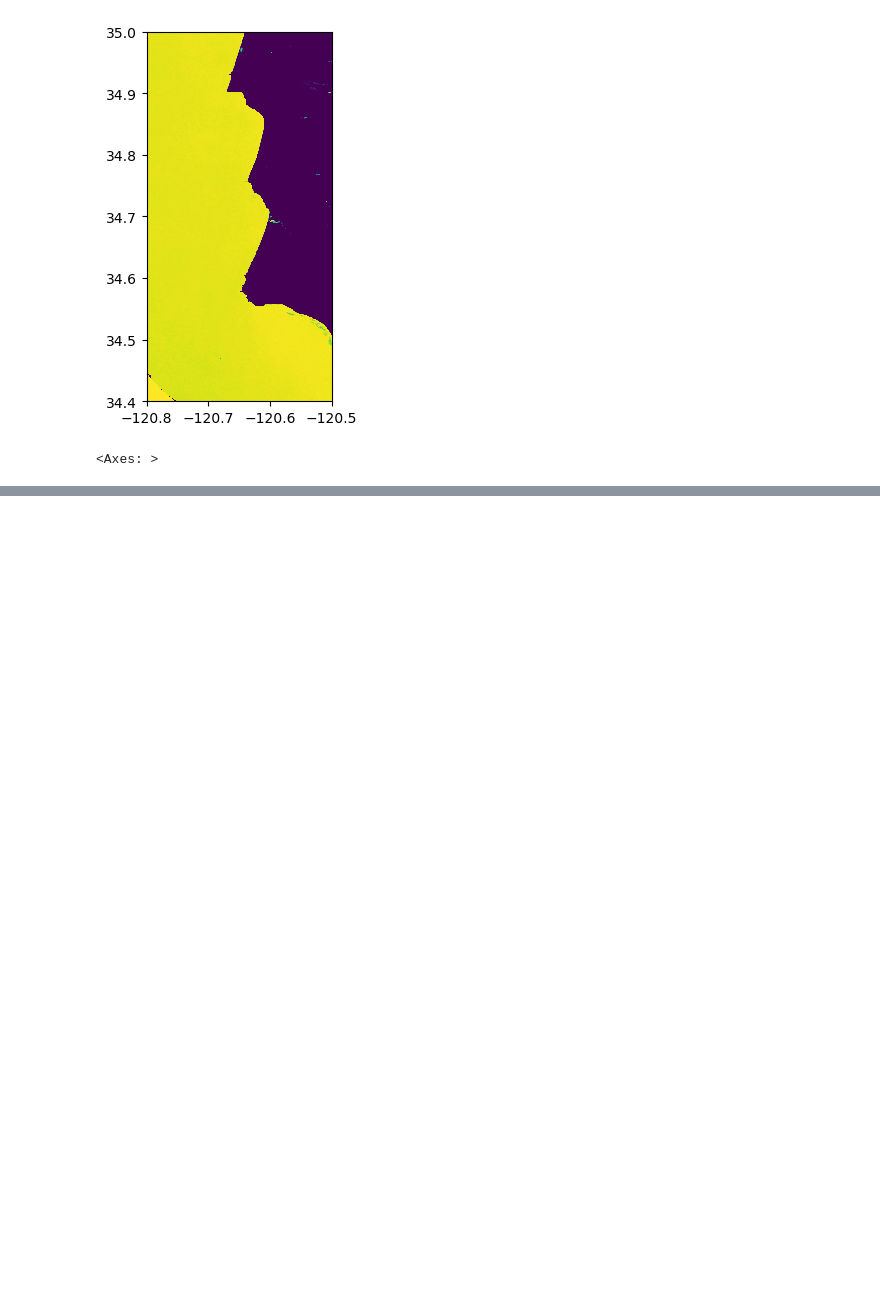
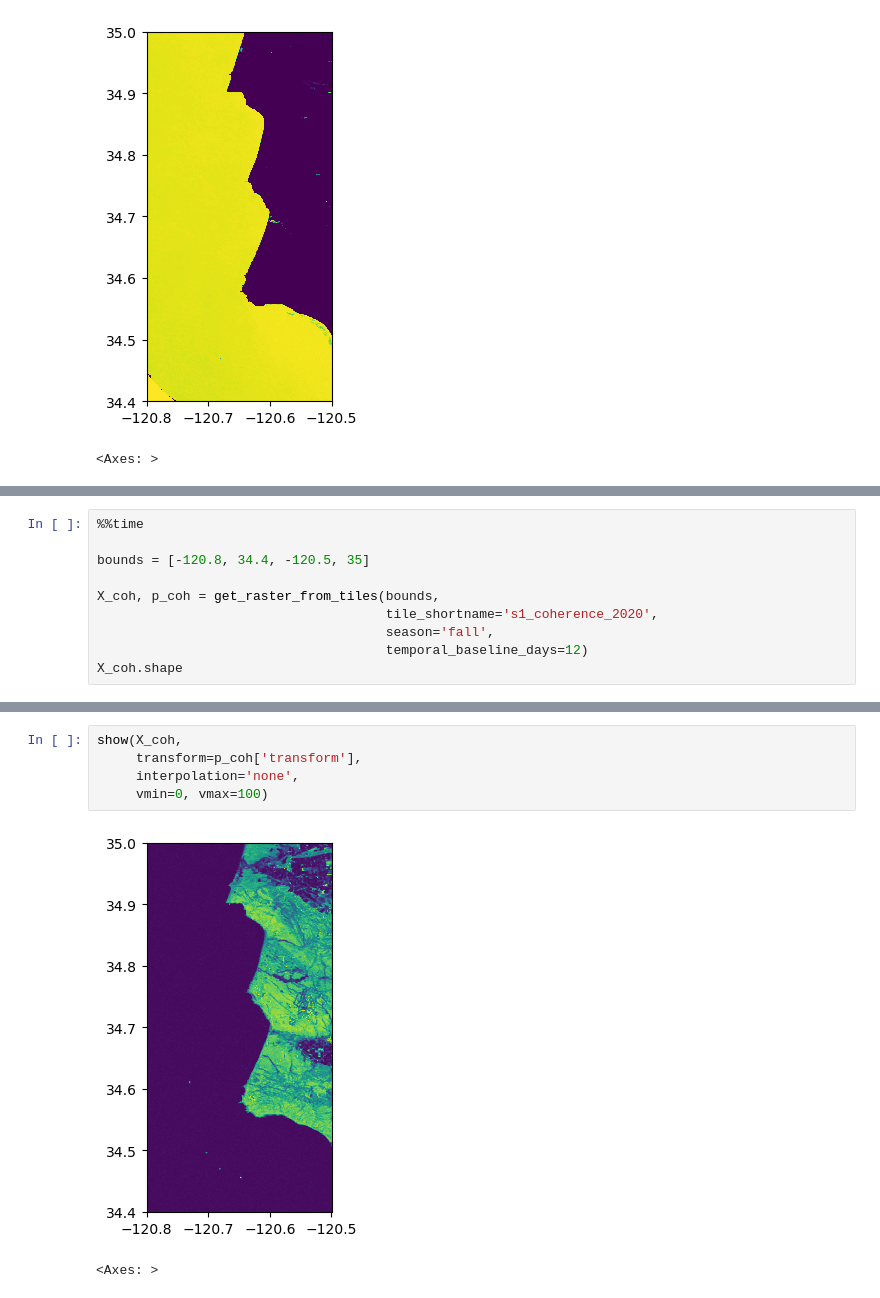
Before and after one commit to OPERA-Cal-Val/tile-mate, a Jupyter notebook: notebooks/Basic_Demo.ipynb, the cells around one changed output, grey strips where cells are left out. Saved outputs shown, nothing was run; the diff lists cells and outputs as text; blank space fills up the shorter version.

Commit message:
add coherence

```diff
--- a/notebooks/Basic_Demo.ipynb
+++ b/notebooks/Basic_Demo.ipynb
@@ -103,0 +109,10 @@ show(X_pekel, transform=p['transform'], interpolation='none', vmin=0, vmax=100)
+# %%
+%%time
+
+bounds = [-120.8, 34.4, -120.5, 35]
+
+X_coh, p_coh = get_raster_from_tiles(bounds,
+                                     tile_shortname='s1_coherence_2020',
+                                     season='fall',
+                                     temporal_baseline_days=12)
+X_coh.shape
@@ -103,0 +123,8 @@ show(X_pekel, transform=p['transform'], interpolation='none', vmin=0, vmax=100)
+# %%
+show(X_coh,
+     transform=p_coh['transform'],
+     interpolation='none',
+     vmin=0, vmax=100)
+# %% [output]
+[figure, added]
+<Axes: >
```
Also changed, not shown: parts of 7 cells of this notebook, 5 other files.
